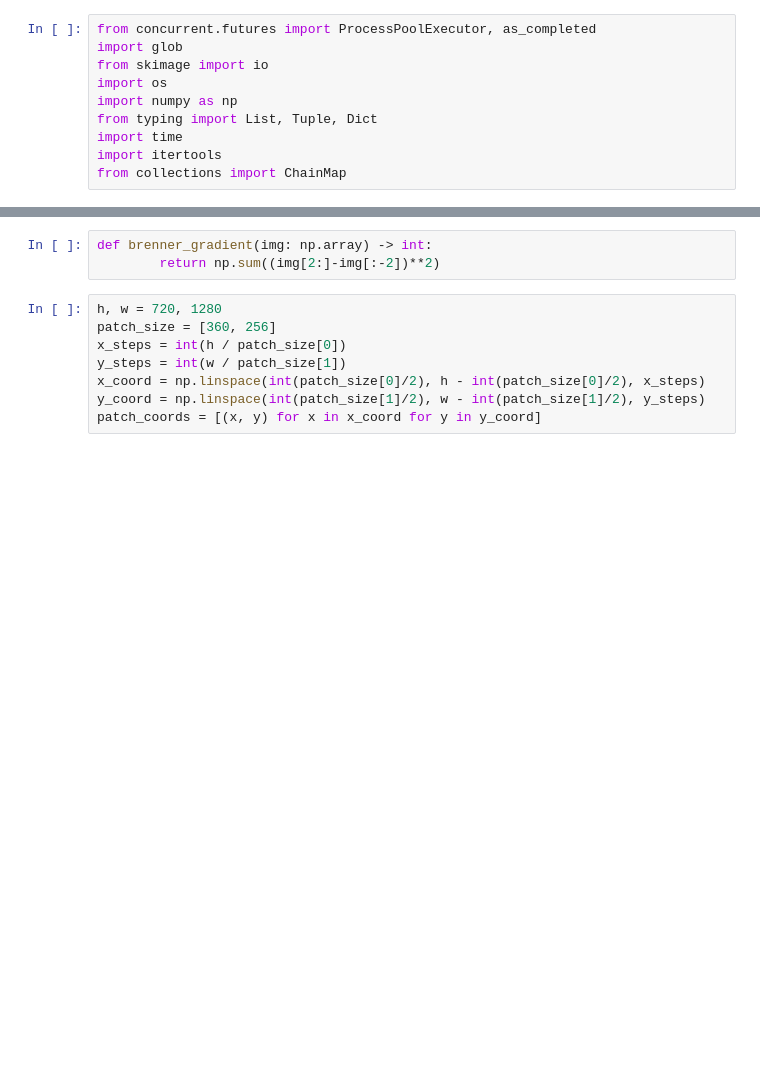
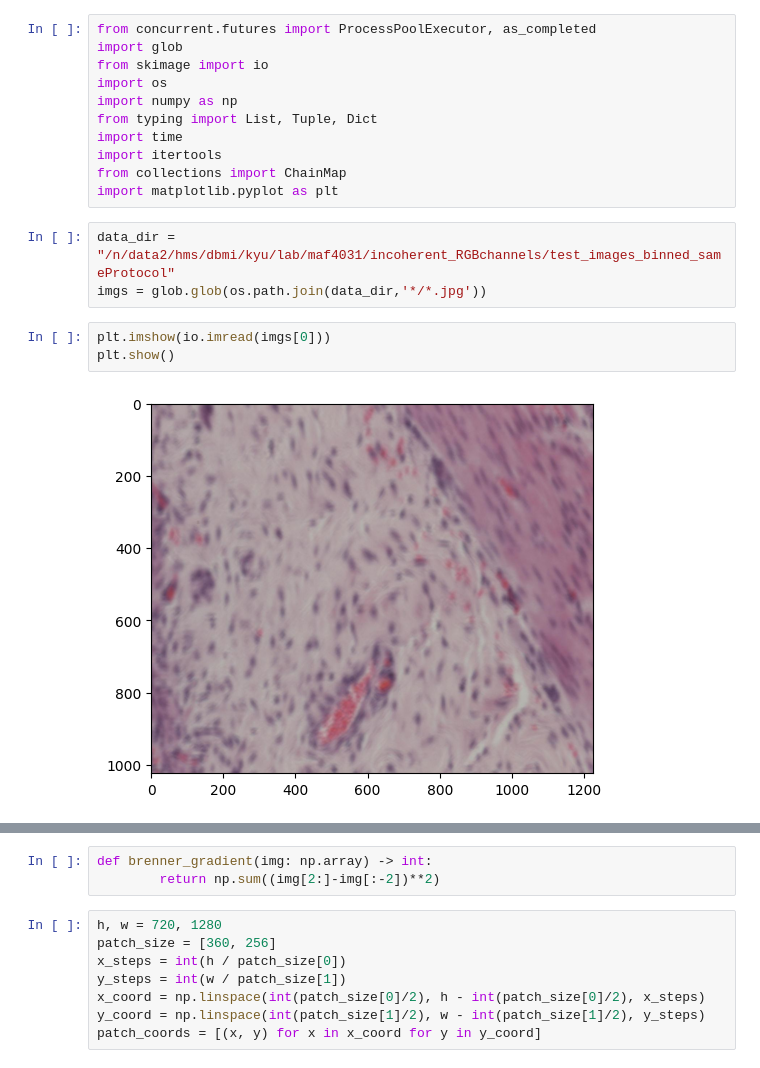
Before and after one commit to max-27/focus_model, a Jupyter notebook: notebooks/random_stuff.ipynb, the cells around one changed output, grey strips where cells are left out. Saved outputs shown, nothing was run; the diff lists cells and outputs as text; blank space fills up the shorter version.

```diff
--- a/notebooks/random_stuff.ipynb
+++ b/notebooks/random_stuff.ipynb
@@ -8,3 +8,12 @@ from typing import List, Tuple, Dict
 import time
 import itertools
 from collections import ChainMap
+import matplotlib.pyplot as plt
+# %%
+data_dir = "/n/data2/hms/dbmi/kyu/lab/maf4031/incoherent_RGBchannels/test_images_binned_sameProtocol"
+imgs = glob.glob(os.path.join(data_dir,'*/*.jpg'))
+# %%
+plt.imshow(io.imread(imgs[0]))
+plt.show()
+# %% [output]
+[figure, added]
```
Also changed, not shown: parts of 6 cells of this notebook, 17 other files.
